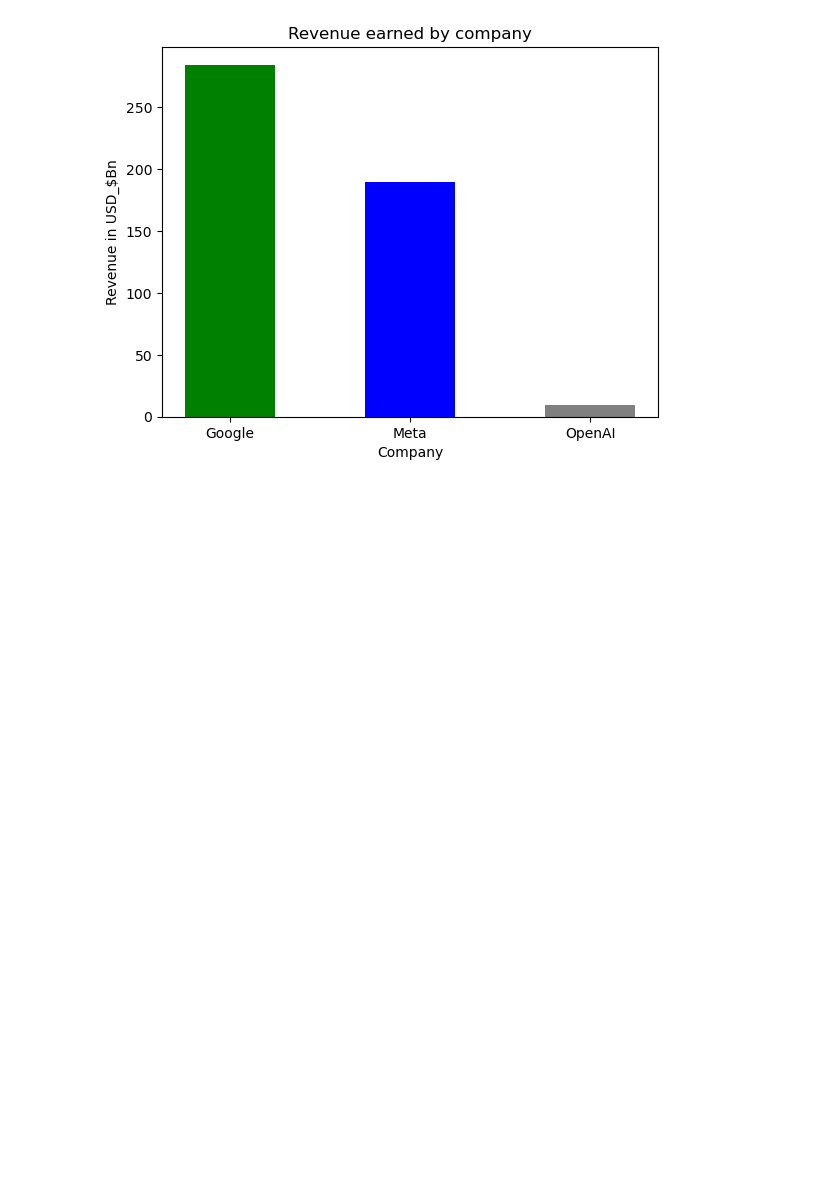
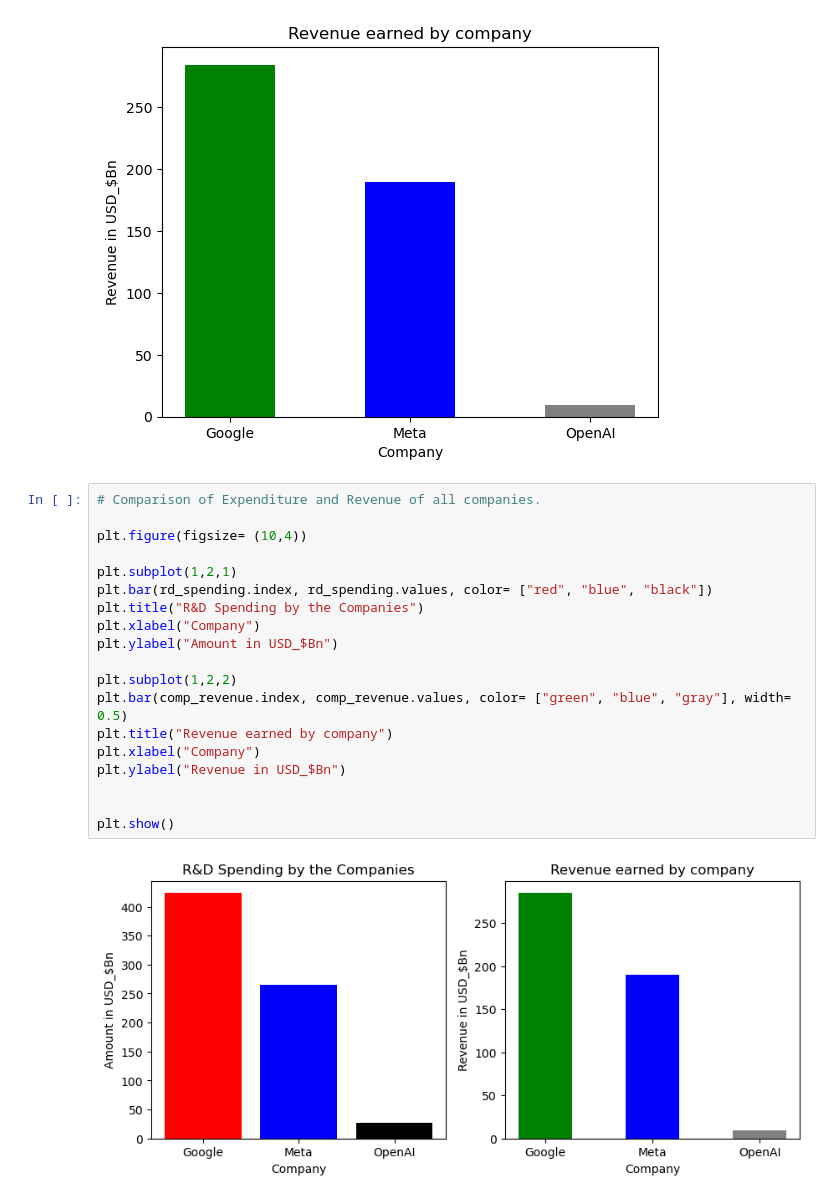
Before and after one commit to abdullahkhan-10/Python-Complete-Course, a Jupyter notebook: Python Projects/Intermediate Projects/3_financial_data.ipynb, the cells around one changed output. Saved outputs shown, nothing was run; the diff lists cells and outputs as text; blank space fills up the shorter version.

Commit message:
Comparison of Revenue and Expenditure

```diff
--- a/Python Projects/Intermediate Projects/3_financial_data.ipynb
+++ b/Python Projects/Intermediate Projects/3_financial_data.ipynb
@@ -198,3 +198,24 @@ plt.ylabel("Revenue in USD_$Bn")
 plt.show()
 # %% [output]
 [figure]
+# %%
+# Comparison of Expenditure and Revenue of all companies.
+
+plt.figure(figsize= (10,4))
+
+plt.subplot(1,2,1)
+plt.bar(rd_spending.index, rd_spending.values, color= ["red", "blue", "black"])
+plt.title("R&D Spending by the Companies")
+plt.xlabel("Company")
+plt.ylabel("Amount in USD_$Bn")
+
+plt.subplot(1,2,2)
+plt.bar(comp_revenue.index, comp_revenue.values, color= ["green", "blue", "gray"], width= 0.5)
+plt.title("Revenue earned by company")
+plt.xlabel("Company")
+plt.ylabel("Revenue in USD_$Bn")
+
+
+plt.show()
+# %% [output]
+[figure, added]
```
